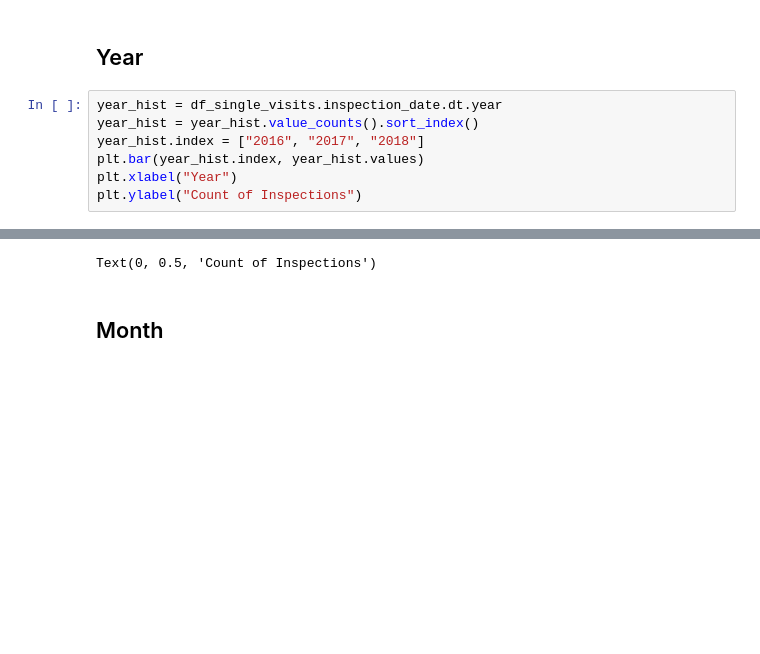
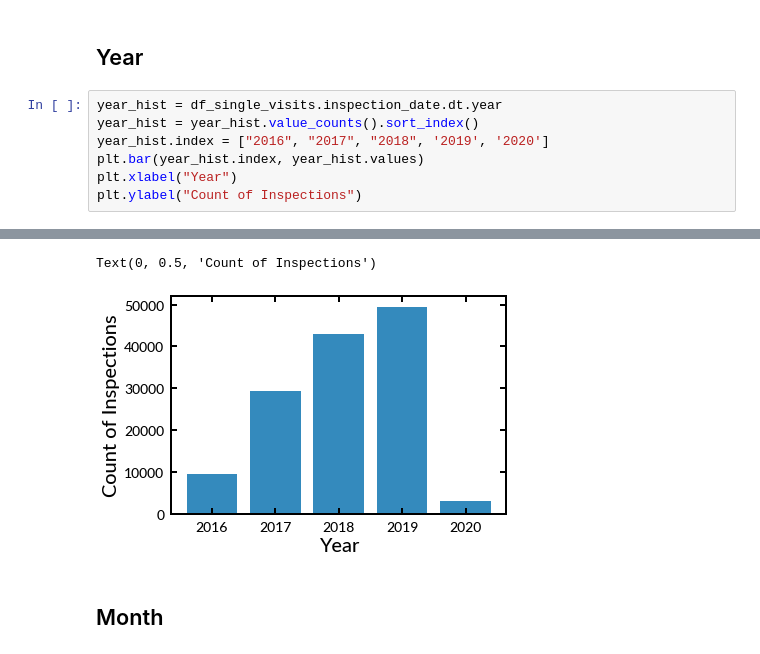
Before and after one commit to boada/inspectorAI, a Jupyter notebook: 02. Initial EDA.ipynb, the cells around one changed output, grey strips where cells are left out. Drawn from its saved outputs; the diff is of its cells as text; blank space fills up the shorter version.

```diff
--- a/02. Initial EDA.ipynb
+++ b/02. Initial EDA.ipynb
@@ -167,7 +167,7 @@ Name: inspection_date, dtype: object
 # %%
 year_hist = df_single_visits.inspection_date.dt.year
 year_hist = year_hist.value_counts().sort_index()
-year_hist.index = ["2016", "2017", "2018"]
+year_hist.index = ["2016", "2017", "2018", '2019', '2020']
 plt.bar(year_hist.index, year_hist.values)
 plt.xlabel("Year")
 plt.ylabel("Count of Inspections")
@@ -177,4 +175,5 @@ plt.ylabel("Count of Inspections")
 Text(0, 0.5, 'Count of Inspections')
+[figure, added]
 # %% [markdown]
 ## Month
 # %%
```
Also changed, not shown: parts of 56 cells of this notebook, 1 other file.
